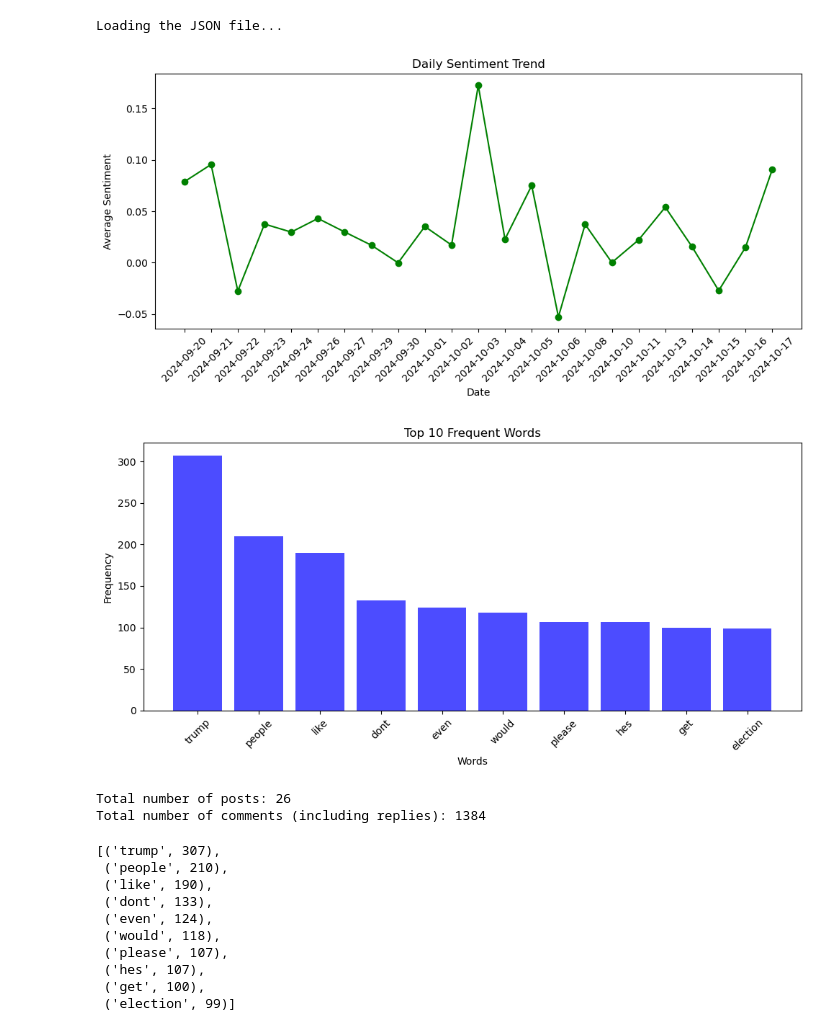
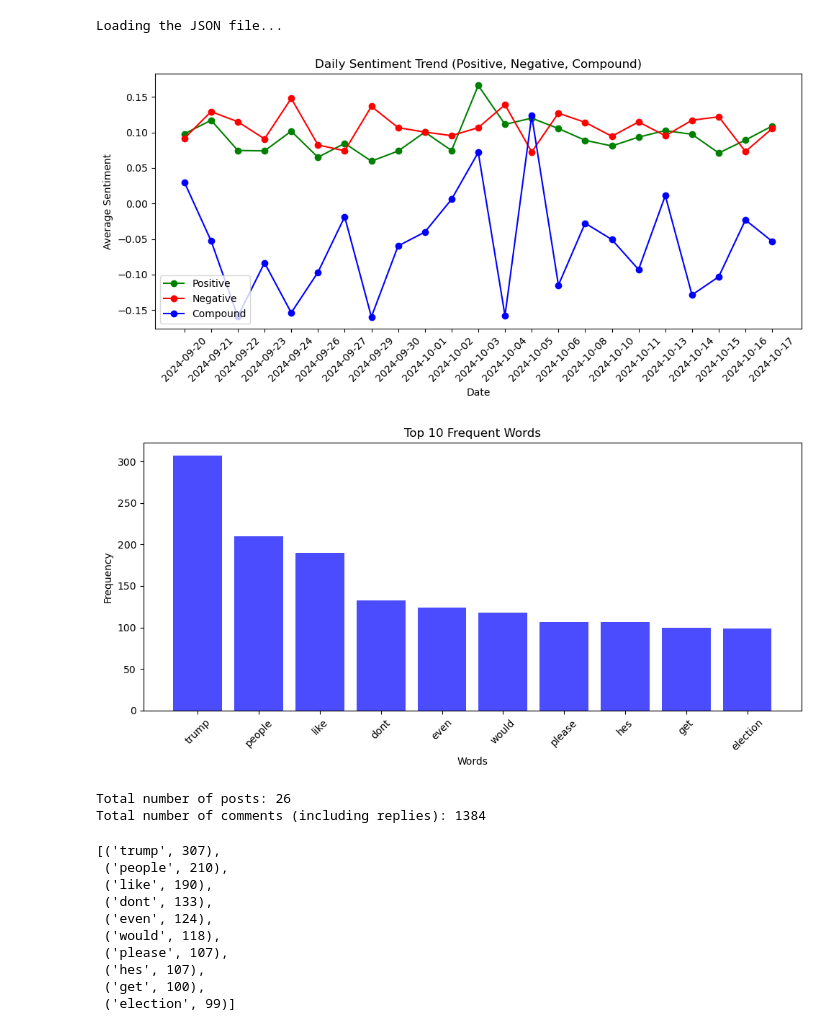
Before and after one commit to thomasbjeldbak/SMNA_A2_Group14, a Jupyter notebook: Sentiment Analysis Reddit.ipynb, the cells around one changed output. Cells and saved outputs as stored; diff of their text form; code cells hidden in the pictures.

```diff
--- a/Sentiment Analysis Reddit.ipynb
+++ b/Sentiment Analysis Reddit.ipynb
@@ -2,15 +30,18 @@
 import json
 import re
 import matplotlib.pyplot as plt
-from textblob import TextBlob
 from collections import defaultdict, Counter
 from datetime import datetime
 import nltk
 from nltk.corpus import stopwords
+from vaderSentiment.vaderSentiment import SentimentIntensityAnalyzer
 
 # Download stopwords
 nltk.download('stopwords')
 stop_words = set(stopwords.words('english'))
+
+# Initialize VADER sentiment analyzer
+analyzer = SentimentIntensityAnalyzer()
 
 # Load the JSON file
 print("Loading the JSON file...")
@@ -32,13 +63,13 @@ def count_words(text):
     words = [word for word in words if word not in stop_words]  # Remove stopwords
     return words
 
-# Sentiment analysis function using TextBlob
-def get_sentiment(text):
-    analysis = TextBlob(text)
-    return analysis.sentiment.polarity  # Sentiment polarity (-1 to 1)
+# Sentiment analysis function using VADER (returns positive, negative, and compound scores)
+def get_vader_sentiment(text):
+    analysis = analyzer.polarity_scores(text)
+    return analysis['pos'], analysis['neg'], analysis['compound']
 
-# Lists to store sentiment per day and word frequencies
-daily_sentiment = defaultdict(list)
+# Lists to store sentiment per day (positive, negative, and compound) and word frequencies
+daily_sentiment = defaultdict(lambda: {"pos": [], "neg": [], "compound": []})
 word_frequencies = Counter()
 
 # Variables to count posts and comments
@@ -50,7 +81,7 @@ for post in data:
     total_posts += 1  # Count the post
     # Count words and sentiment for post title
     post_words = count_words(post['title'])
-    post_sentiment = get_sentiment(post['title'])
+    post_pos, post_neg, post_compound = get_vader_sentiment(post['title'])
 
     # Update word frequencies for the post title
     word_frequencies.update(post_words)
@@ -58,39 +89,61 @@ for post in data:
     # Convert the post's UTC timestamp to a readable date
     post_date = datetime.utcfromtimestamp(post['created_utc']).strftime('%Y-%m-%d')
 
-    # Store the sentiment for the post
-    daily_sentiment[post_date].append(post_sentiment)
+    # Store the sentiment for the post (positive, negative, compound)
+    daily_sentiment[post_date]["pos"].append(post_pos)
+    daily_sentiment[post_date]["neg"].append(post_neg)
+    daily_sentiment[post_date]["compound"].append(post_compound)
 
     # Process comments and their replies
     for comment in post.get('comments', []):
         total_comments += 1  # Count the comment
         comment_words = count_words(comment['body'])
-        comment_sentiment = get_sentiment(comment['body'])
+        comment_pos, comment_neg, comment_compound = get_vader_sentiment(comment['body'])
         word_frequencies.update(comment_words)
-        daily_sentiment[post_date].append(comment_sentiment)
+
+        # Store the sentiment for the comment (positive, negative, compound)
+        daily_sentiment[post_date]["pos"].append(comment_pos)
+        daily_sentiment[post_date]["neg"].append(comment_neg)
+        daily_sentiment[post_date]["compound"].append(comment_compound)
 
         # Process replies
         for reply in comment.get('replies', []):
             total_comments += 1  # Count the reply as a comment
             reply_words = count_words(reply['body'])
-            reply_sentiment = get_sentiment(reply['body'])
+            reply_pos, reply_neg, reply_compound = get_vader_sentiment(reply['body'])
             word_frequencies.update(reply_words)
-            daily_sentiment[post_date].append(reply_sentiment)
 
-# Calculate the average daily sentiment
-avg_daily_sentiment = {date: sum(sentiments) / len(sentiments) for date, sentiments in daily_sentiment.items()}
+            # Store the sentiment for the reply (positive, negative, compound)
+            daily_sentiment[post_date]["pos"].append(reply_pos)
+            daily_sentiment[post_date]["neg"].append(reply_neg)
+            daily_sentiment[post_date]["compound"].append(reply_compound)
+
+# Calculate the average daily sentiment (positive, negative, compound)
+avg_daily_sentiment = {
+    date: {
+        "pos": sum(values["pos"]) / len(values["pos"]),
+        "neg": sum(values["neg"]) / len(values["neg"]),
+        "compound": sum(values["compound"]) / len(values["compound"]),
+    }
+    for date, values in daily_sentiment.items()
+}
 
 # Sort daily sentiment by date
 sorted_dates = sorted(avg_daily_sentiment.keys())
-sorted_sentiments = [avg_daily_sentiment[date] for date in sorted_dates]
+sorted_pos_sentiments = [avg_daily_sentiment[date]["pos"] for date in sorted_dates]
+sorted_neg_sentiments = [avg_daily_sentiment[date]["neg"] for date in sorted_dates]
+sorted_compound_sentiments = [avg_daily_sentiment[date]["compound"] for date in sorted_dates]
 
-# Plot the daily sentiment trend
+# Plot the daily positive sentiment trend
 plt.figure(figsize=(10, 5))
-plt.plot(sorted_dates, sorted_sentiments, marker='o', color='green')
-plt.title('Daily Sentiment Trend')
+plt.plot(sorted_dates, sorted_pos_sentiments, marker='o', color='green', label="Positive")
+plt.plot(sorted_dates, sorted_neg_sentiments, marker='o', color='red', label="Negative")
+plt.plot(sorted_dates, sorted_compound_sentiments, marker='o', color='blue', label="Compound")
+plt.title('Daily Sentiment Trend (Positive, Negative, Compound)')
 plt.xlabel('Date')
 plt.ylabel('Average Sentiment')
 plt.xticks(rotation=45)
+plt.legend()
 plt.tight_layout()
 plt.show()
 
@@ -115,6 +169,6 @@ print(f"Total number of comments (including replies): {total_comments}")
 [nltk_data]   Package stopwords is already up-to-date!
 Loading the JSON file...
-[figure, old version]
+[figure, new version]
 [figure]
 Total number of posts: 26
 Total number of comments (including replies): 1384
```
Also changed, not shown: parts of 3 cells of this notebook.
